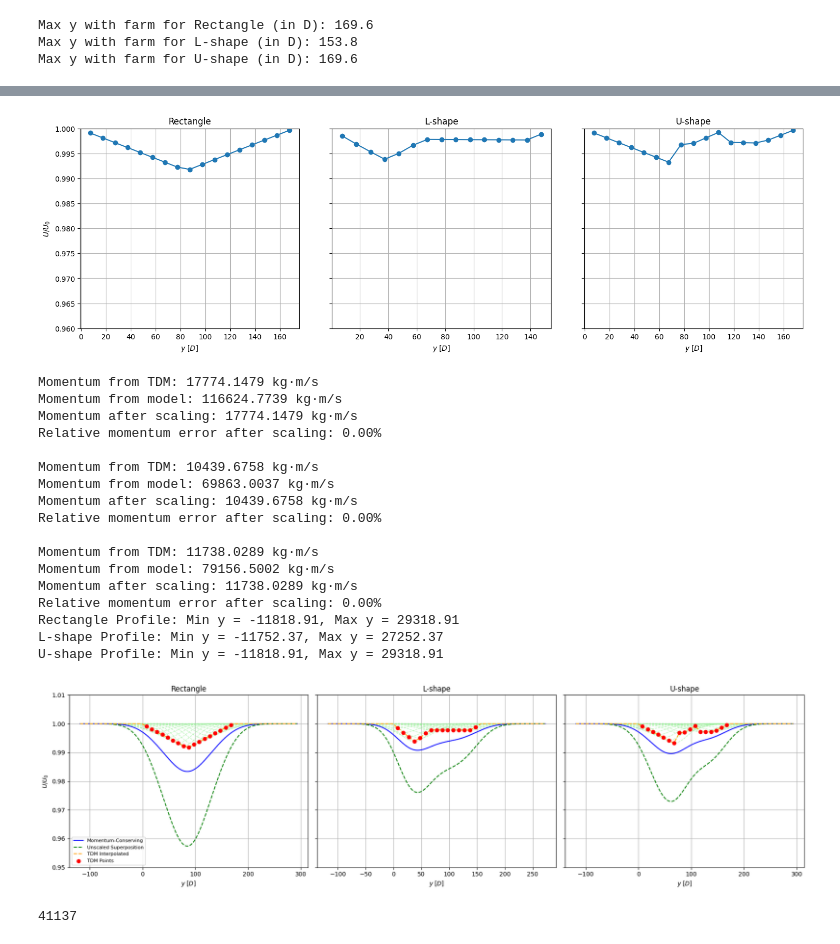
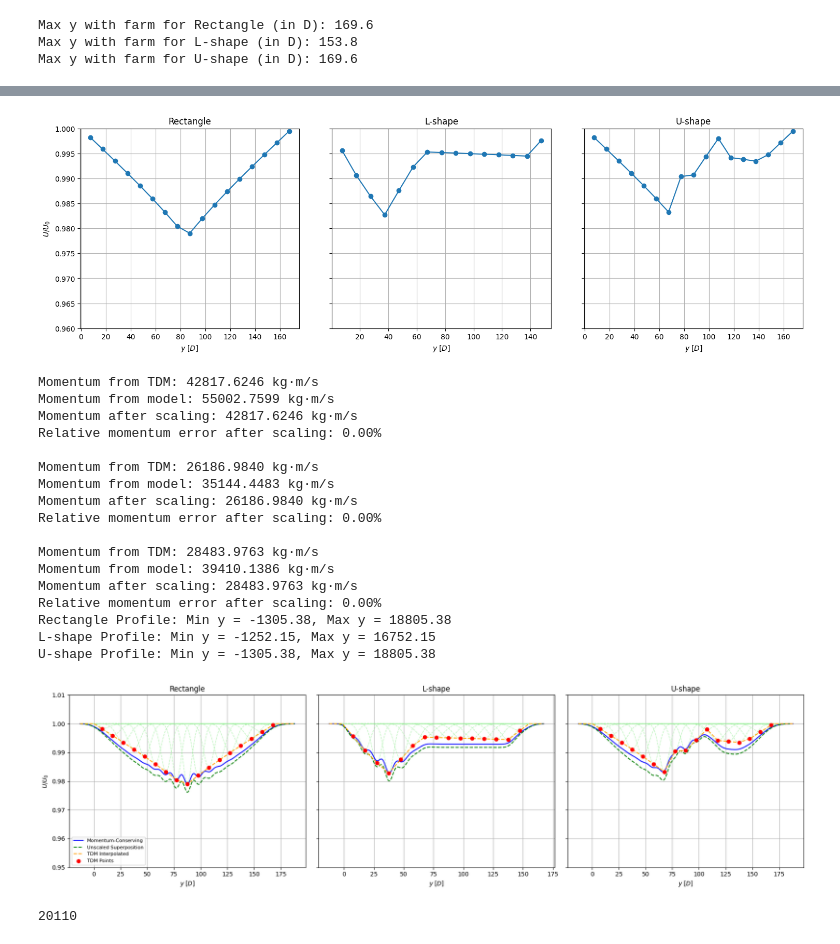
Before and after one commit to marcinsadowy/WTABL, a Jupyter notebook: ArbitraryLayouts/ArbTDMPLOTTER.ipynb, the cells around one changed output, grey strips where cells are left out. Drawn from its saved outputs; the diff is of its cells as text; code cells hidden in the pictures.

```diff
--- a/ArbitraryLayouts/ArbTDMPLOTTER.ipynb
+++ b/ArbitraryLayouts/ArbTDMPLOTTER.ipynb
@@ -20,7 +20,7 @@ s_x = 10
 s_y = 10
 U_0 = 10.0
 C_T = 0.8
-RL = 500 * D
+RL = 100 * D
 # %%
 # Park Setup
 theta_deg = 0
@@ -253,8 +253,8 @@ def calculate_wind_speed(x_1, x_2, x_3, z_H, D, C_T, s_d, s_c):
     h1 = np.full_like(x, np.nan, dtype=float)
     h2 = np.full_like(x, np.nan, dtype=float)
 
-    h1[x > x_1] = z_H + ((x[x > x_1]) / z_0WF)**(4/5)
-    h2[x > x_2] = ((x[x>x_2]-x_2)/z_0WF)**(4/5)
+    h1[x > x_1] = z_H + ((x[x > x_1]) / z_0WF)**(9/5)
+    h2[x > x_2] = ((x[x>x_2]-x_2)/z_0WF)**(9/5)
 
     uw = np.full_like(x, np.nan, dtype=float)
     uw[0] = U_0
@@ -1079,7 +1079,7 @@ axes[0].set_ylabel(r"$ U/U_0 $")
 
 plt.show()
 # %% [output]
-[figure, old version]
+[figure, new version]
 # %%
 import matplotlib.pyplot as plt
 from scipy.interpolate import interp1d
@@ -1088,7 +1088,7 @@ import numpy as np
 import pandas as pd
 
 def generate_momentum_conserving_profile_variable_x(y_tdm, U_tdm, x_array, U_inf, CT, d0=100, TI=0.08, rho=1.225):
-    k = 0.05
+    k = 0.04
     b = 0.5 * (1 + np.sqrt(1 - CT)) / np.sqrt(1 - CT)
     epsilon = 0.2 * np.sqrt(b)
 
@@ -1170,45 +1170,45 @@ for ax, (y_fine, U_scaled, U_unscaled, U_interp, raw_points, gaussians), title i
     ax.set_ylim(0.95, 1.01)
     ax.grid(True)
 
     # Print minimum and maximum y-value
     print(f"{title} Profile: Min y = {np.min(y_fine):.2f}, Max y = {np.max(y_fine):.2f}")
 
 
 axes[0].set_ylabel(r"$U / U_0$")
 axes[0].legend(loc="lower left", fontsize=8)
 
 plt.tight_layout()
 plt.show()
 
 # Export the momentum-conserving data for the rectangle
 rectangle_result = results[0]  # First result corresponds to the rectangle
 y_fine, U_scaled, _, _, _, _ = rectangle_result
 
 # Save the data to a CSV file in the ValidationData folder
 data = pd.DataFrame({
     "y_fine": y_fine / D,  # Normalize by D
     "U_scaled": U_scaled / U_inf  # Normalize by U_inf
 })
-data.to_csv("ValidationData/mREC500D.csv", index=False)
+data.to_csv("ValidationData/mREC100D.csv", index=False)
 
 print(int(abs(np.min(y_fine)) + np.max(y_fine)))
 # %% [output]
-Momentum from TDM: 17774.1479 kg·m/s
-Momentum from model: 116624.7739 kg·m/s
-Momentum after scaling: 17774.1479 kg·m/s
+Momentum from TDM: 42817.6246 kg·m/s
+Momentum from model: 55002.7599 kg·m/s
+Momentum after scaling: 42817.6246 kg·m/s
 Relative momentum error after scaling: 0.00%
 
-Momentum from TDM: 10439.6758 kg·m/s
-Momentum from model: 69863.0037 kg·m/s
-Momentum after scaling: 10439.6758 kg·m/s
+Momentum from TDM: 26186.9840 kg·m/s
+Momentum from model: 35144.4483 kg·m/s
+Momentum after scaling: 26186.9840 kg·m/s
 Relative momentum error after scaling: 0.00%
 
-Momentum from TDM: 11738.0289 kg·m/s
-Momentum from model: 79156.5002 kg·m/s
-Momentum after scaling: 11738.0289 kg·m/s
+Momentum from TDM: 28483.9763 kg·m/s
+Momentum from model: 39410.1386 kg·m/s
+Momentum after scaling: 28483.9763 kg·m/s
 Relative momentum error after scaling: 0.00%
-Rectangle Profile: Min y = -11818.91, Max y = 29318.91
-L-shape Profile: Min y = -11752.37, Max y = 27252.37
-U-shape Profile: Min y = -11818.91, Max y = 29318.91
+Rectangle Profile: Min y = -1305.38, Max y = 18805.38
+L-shape Profile: Min y = -1252.15, Max y = 16752.15
+U-shape Profile: Min y = -1305.38, Max y = 18805.38
-[figure, old version]
+[figure, new version]
-41137
+20110
```
Also changed, not shown: parts of 1 cell of this notebook, 2 other files.
